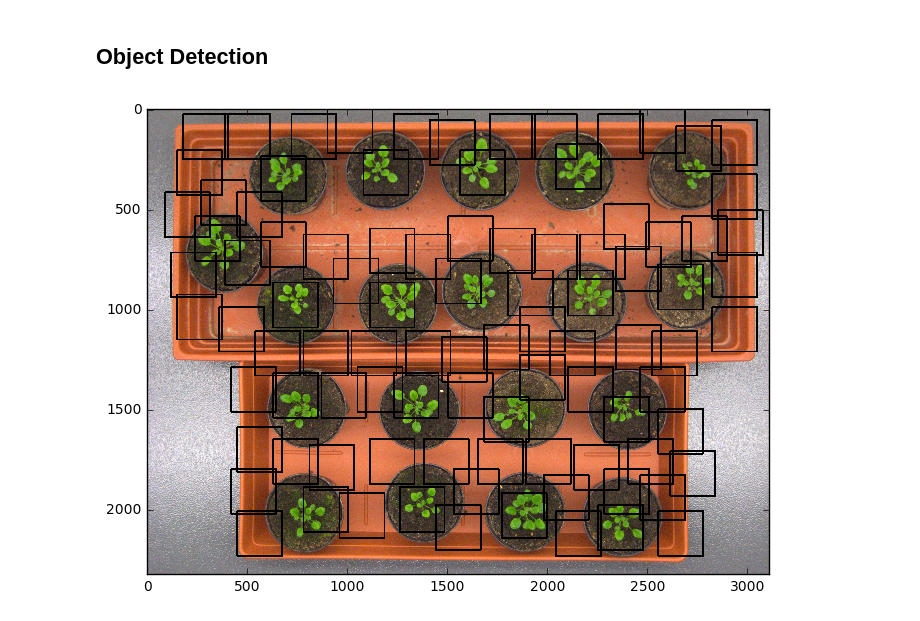
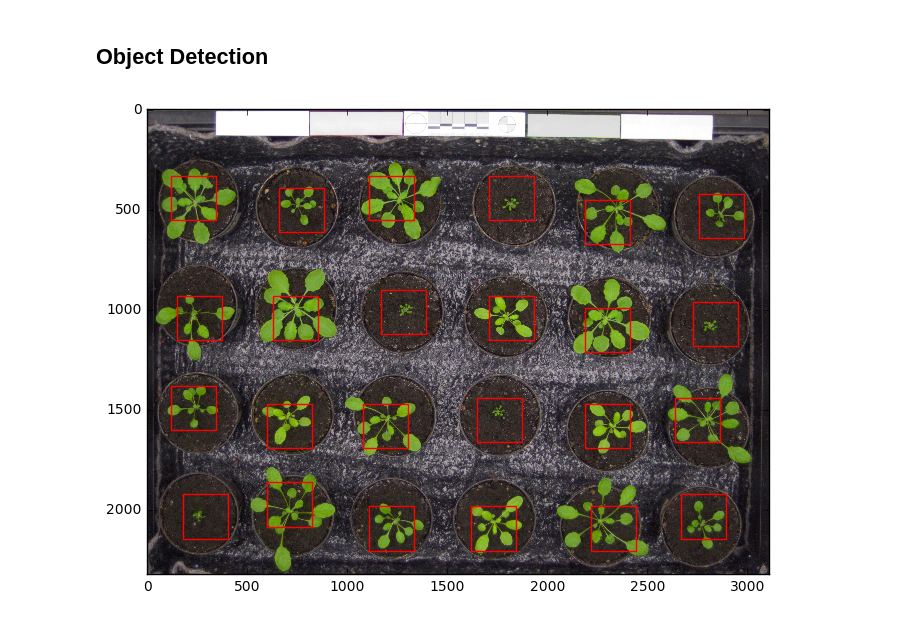
Before and after one commit to jiajuns/Crop-Detection, a Jupyter notebook: squeezeNet.ipynb, the cells around one changed output. Drawn from its saved outputs; the diff is of its cells as text; code cells hidden in the pictures.

Commit message:
add CovNet model and get good result by fixing a bug

```diff
--- a/squeezeNet.ipynb
+++ b/squeezeNet.ipynb
@@ -112,7 +112,6 @@ Using TensorFlow backend.
 # %% [markdown]
 ## Object Detection
 # %%
-import cv2
 from util import nms
 from util import sliding_window
 
@@ -121,47 +120,52 @@ def softmax(x):
     return np.exp(x[0]) / np.sum(np.exp(x))
 
 min_window_size = (224, 224)
-step_size = (20, 20)
-confidence_threshold = 0.6
-threshold = 0.05
+step_size = (30, 30)
+confidence_threshold = 0.70
+threshold = 0.1
 
 detections = []
 
 current_path = os.getcwd()
-img_path = os.path.join(current_path, 'Datasets', 'Tray', 'Ara2012', 'ara2012_tray01_rgb.png')
+img_path = os.path.join(current_path, 'Datasets', 'Tray', 'Ara2013-Canon', 'ara2013_tray22_rgb.png')
 im = imread(img_path)
 
 candidate_imgs = []
 coordinates = []
 for (x, y, im_window) in sliding_window(im, min_window_size, step_size):
         if im_window.shape[0] != min_window_size[0] or im_window.shape[1] != min_window_size[1]:
             continue
-        candidate_imgs.append(im_window)
+        candidate_imgs.append(np.transpose(im_window))
         coordinates.append([x, y])
 
 candidate_imgs = np.array(candidate_imgs)
-pred = model.predict(np.reshape(candidate_imgs, (candidate_imgs.shape[0], 3, 224, 224)))
+pred = model.predict(candidate_imgs)
 
 for i, score in enumerate(pred):
     confidence = softmax(score)
-    if confidence > confidence_thresholds:
+    if confidence > confidence_threshold:
         detections.append((coordinates[i][0], coordinates[i][1], confidence,
             int(min_window_size[0]),
             int(min_window_size[1])))
 
 # Display the results before performing NMS
 clone = im.copy()
 
 # Perform Non Maxima Suppression
 left_detections = nms(detections, threshold)
 
+# Create figure and axes
+fig, ax = plt.subplots(1)
+
+# Display the image
+ax.imshow(clone)
+
 # Display the results after performing NMS
 for (x_tl, y_tl, _, w, h) in left_detections:
     # Draw the detections
-    cv2.rectangle(clone, (x_tl, y_tl), (x_tl+w,y_tl+h), (0, 0, 0), thickness=8)
+    rect = patches.Rectangle((x_tl, y_tl), w, h, linewidth=1,edgecolor='r', facecolor='none')
+    ax.add_patch(rect)
 
-plt.figure()
-plt.imshow(clone)
 plt.show()
 # %% [output]
-[figure, old version]
+[figure, new version]
```
Also changed, not shown: parts of 9 cells of this notebook, 7 other files.
